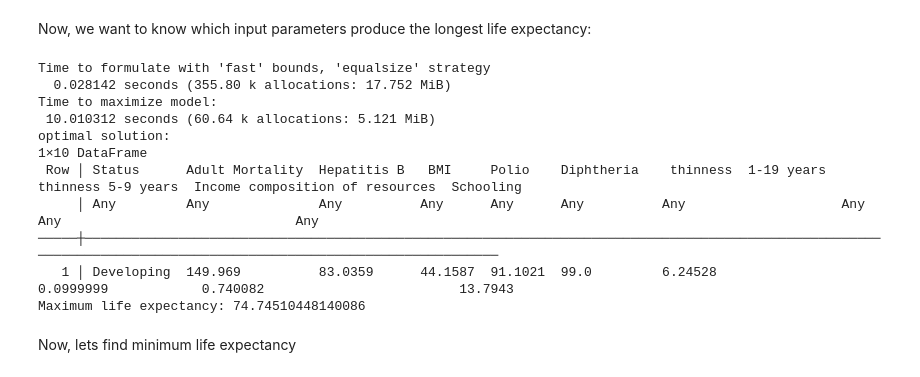
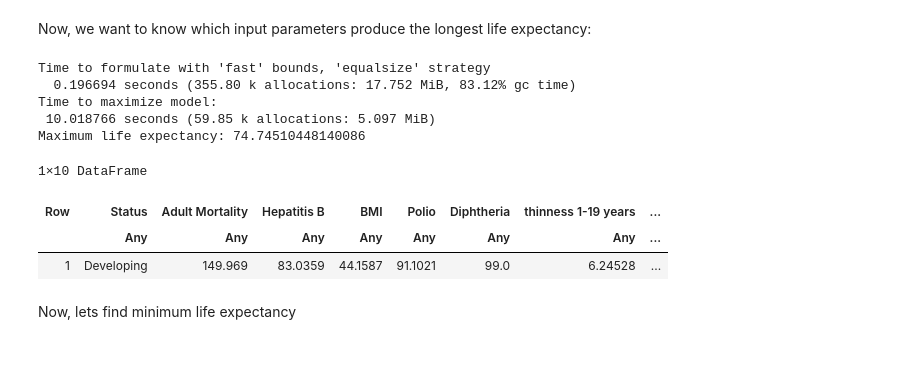
Before and after one commit to gamma-opt/Gogeta.jl, a Jupyter notebook: examples/NN_partition_formulation.ipynb, the cells around one changed output. Saved outputs shown, nothing was run; the diff lists cells and outputs as text; code cells hidden in the pictures.

```diff
--- a/examples/NN_partition_formulation.ipynb
+++ b/examples/NN_partition_formulation.ipynb
@@ -510,21 +510,20 @@ println("Time to maximize model:")
 solution = Float32.([i for i in value.(jump_model[:x][0, :])])
 # remember to reconstruct features (get values before z score transformation)
 df = DataFrame([[round(x) == 1 ? "Developed" : "Developing" for x in solution[1]] StatsBase.reconstruct(dt, solution[2:end]')],  feat_list)
-println("optimal solution:")
-println(df)
 println("Maximum life expectancy: ", objective_value(jump_model))
 # %% [output]
 Time to formulate with 'fast' bounds, 'equalsize' strategy
-  0.028142 seconds (355.80 k allocations: 17.752 MiB)
+  0.196694 seconds (355.80 k allocations: 17.752 MiB, 83.12% gc time)
 Time to maximize model:
- 10.010312 seconds (60.64 k allocations: 5.121 MiB)
-optimal solution:
-1×10 DataFrame
- Row │ Status      Adult Mortality  Hepatitis B   BMI     Polio    Diphtheria    thinness  1-19 years   thinness 5-9 years  Income composition of resources  Schooling
-     │ Any         Any              Any          Any      Any      Any          Any                    Any                  Any                              Any
-─────┼─────────────────────────────────────────────────────────────────────────────────────────────────────────────────────────────────────────────────────────────────
-   1 │ Developing  149.969          83.0359      44.1587  91.1021  99.0         6.24528                0.0999999            0.740082                         13.7943
+ 10.018766 seconds (59.85 k allocations: 5.097 MiB)
 Maximum life expectancy: 74.74510448140086
+# %%
+df
+# %% [output]
+1×10 DataFrame
+| Row | Status | Adult Mortality | Hepatitis B | BMI | Polio | Diphtheria | thinness 1-19 years | ... |
+|  | Any | Any | Any | Any | Any | Any | Any | ... |
+| 1 | Developing | 149.969 | 83.0359 | 44.1587 | 91.1021 | 99.0 | 6.24528 | ... |
 # %% [markdown]
 Now, lets find minimum life expectancy
 # %%
```
Also changed, not shown: parts of 2 cells of this notebook.
